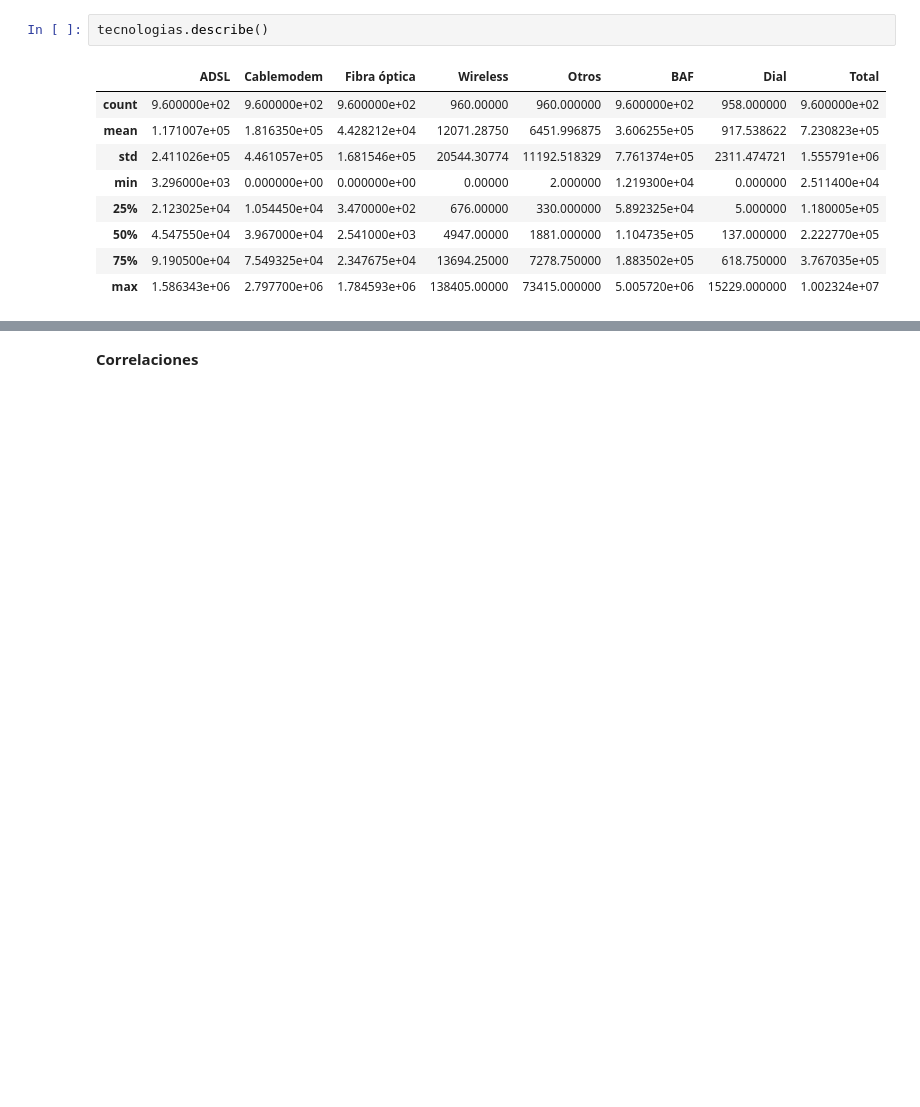
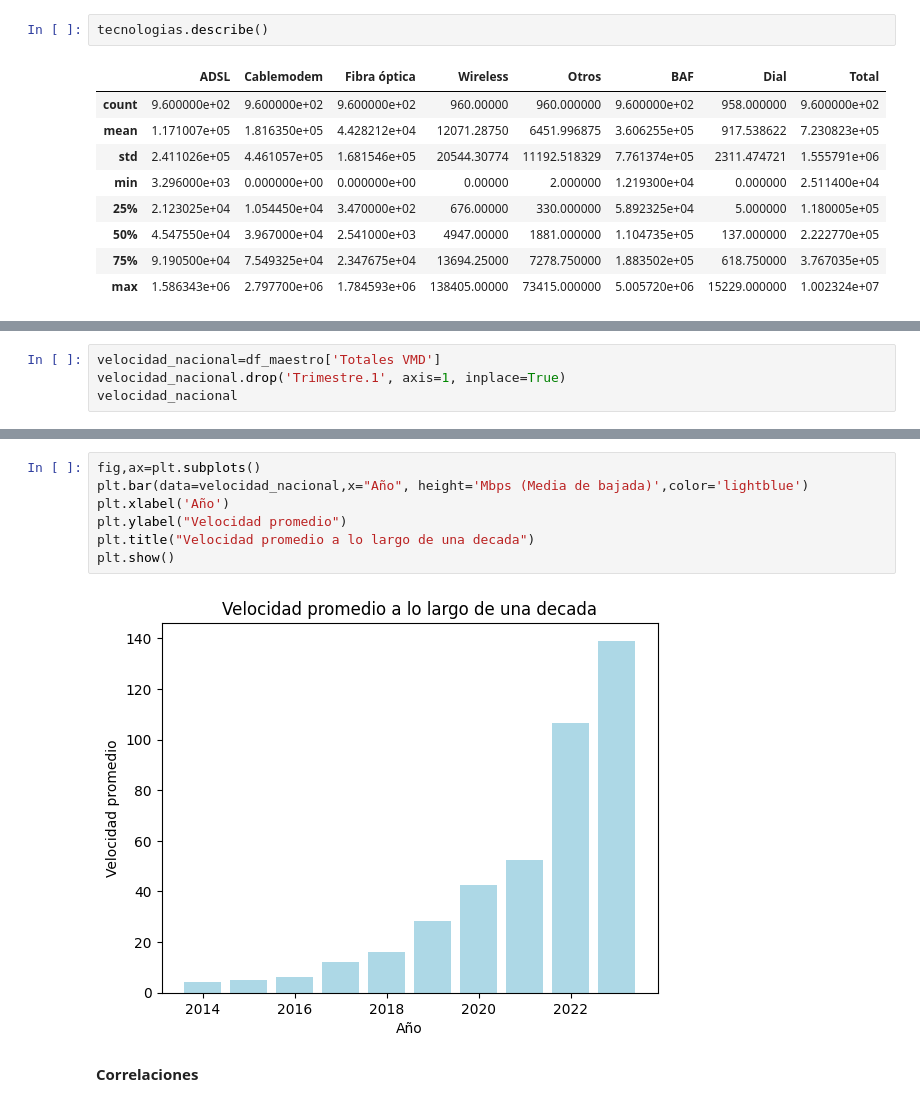
Before and after one commit to FSanchezB/Analisis-de-data-internet-en-Argentina, a Jupyter notebook: Notebooks/EDA.ipynb, the cells around one changed output, grey strips where cells are left out. Drawn from its saved outputs; the diff is of its cells as text; blank space fills up the shorter version.

```diff
--- a/Notebooks/EDA.ipynb
+++ b/Notebooks/EDA.ipynb
@@ -625,0 +623,4 @@ Name: count, dtype: int64
+# %%
+velocidad_nacional=df_maestro['Totales VMD']
+velocidad_nacional.drop('Trimestre.1', axis=1, inplace=True)
+velocidad_nacional
@@ -626,3 +658,12 @@ Name: count, dtype: int64
+# %%
+fig,ax=plt.subplots()
+plt.bar(data=velocidad_nacional,x="Año", height='Mbps (Media de bajada)',color='lightblue')
+plt.xlabel('Año')
+plt.ylabel("Velocidad promedio")
+plt.title("Velocidad promedio a lo largo de una decada")
+plt.show()
+# %% [output]
+[figure, added]
 # %% [markdown]
 **Correlaciones**
 # %%
```
Also changed, not shown: parts of 5 cells of this notebook, 2 other files.
